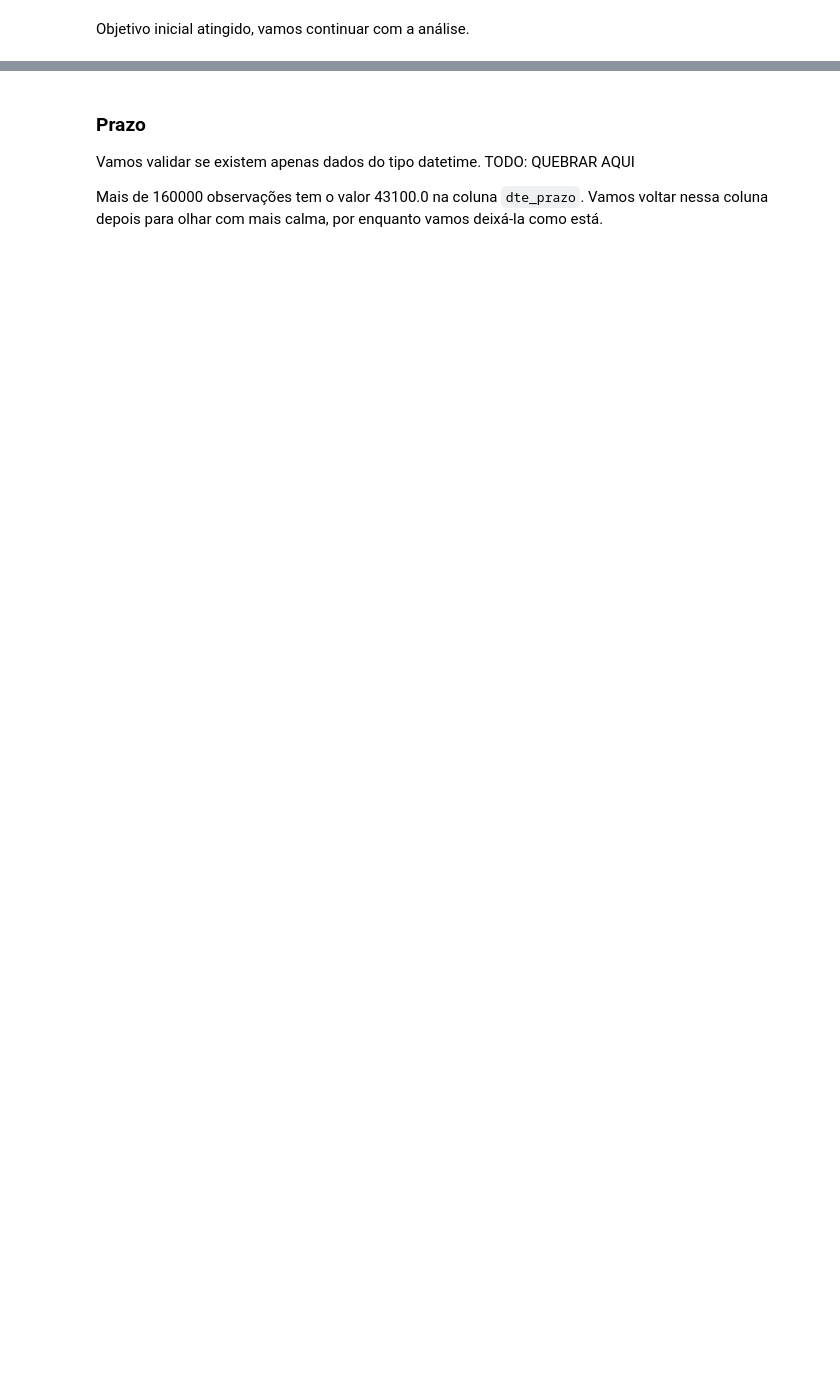
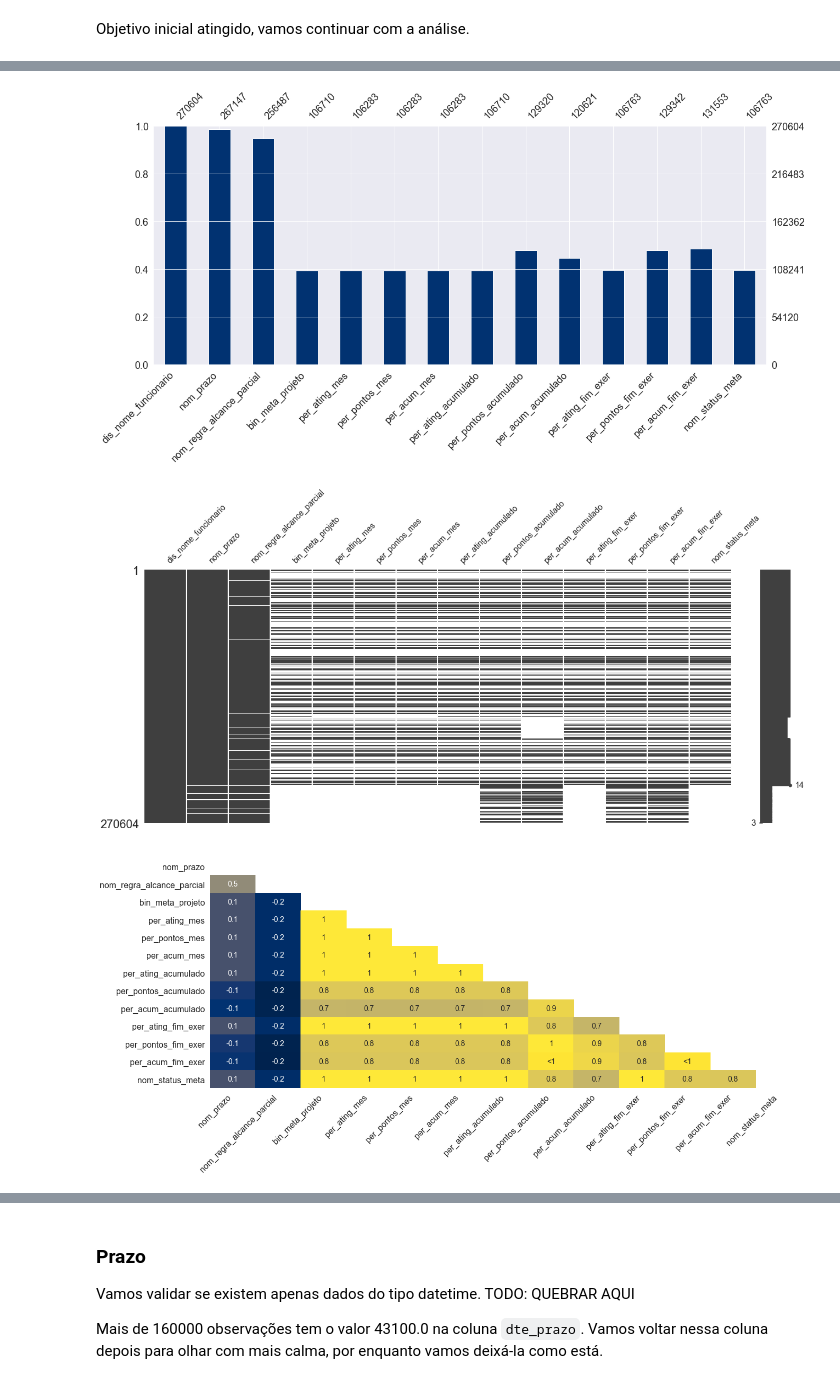
Before and after one commit to adrianogfreitas/ambev-data-challenge, a Jupyter notebook: notebooks/01-agf-data-wrangling.ipynb, the cells around one changed output, grey strips where cells are left out. Drawn from its saved outputs; the diff is of its cells as text; code cells hidden in the pictures; blank space fills up the shorter version.

```diff
--- a/notebooks/01-agf-data-wrangling.ipynb
+++ b/notebooks/01-agf-data-wrangling.ipynb
@@ -696,0 +676,7 @@ AttributeError: Unknown property axlabel
+# %%
+# Vamos filtar um dataset só com essas colunas
+
+regex_target_columns = 'per_\w+|dis_nome_funcionario|nom_prazo|nom_regra_alcance_parcial|bin_meta_projeto|nom_status_meta'
+df_target = df.filter(regex=regex_target_columns)
+df_target.shape
+df_target.head(20)
@@ -696,0 +712,6 @@ AttributeError: Unknown property axlabel
+# %%
+check_nulls(df_target)
+# %% [output]
+[figure, added]
+[figure, added]
+[figure, added]
```
Also changed, not shown: parts of 67 cells of this notebook, 2 other files.
